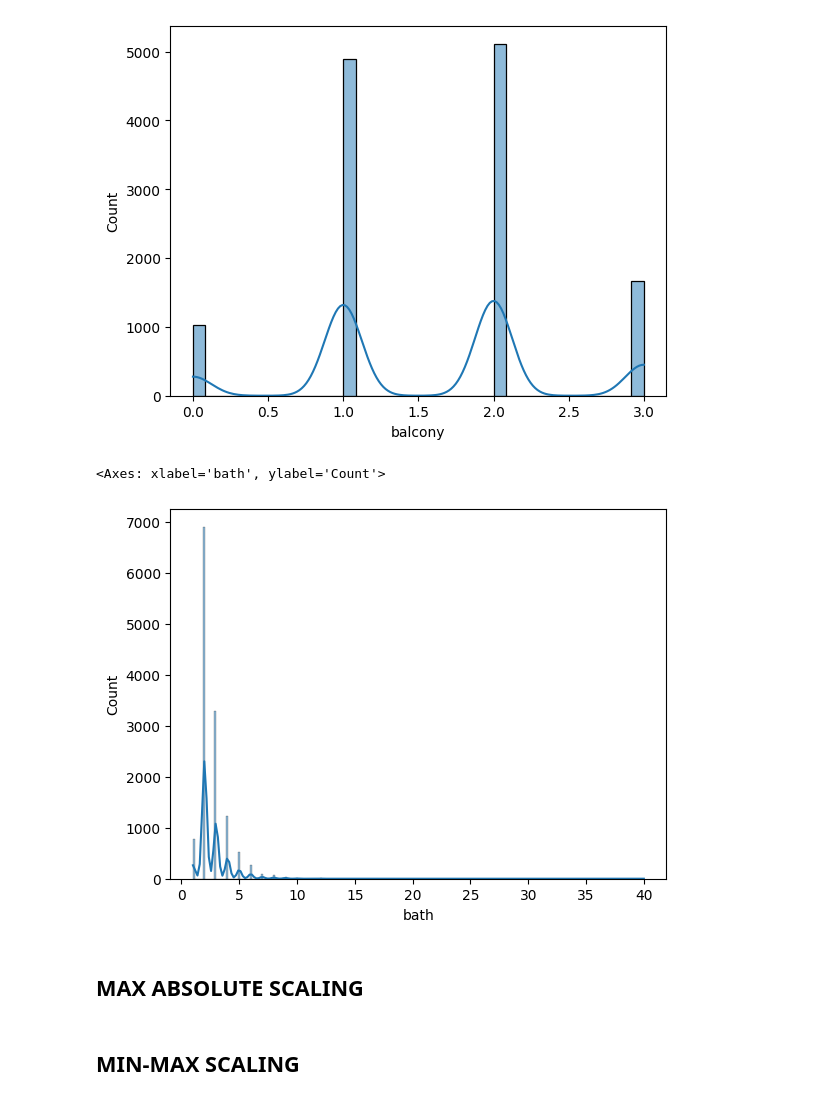
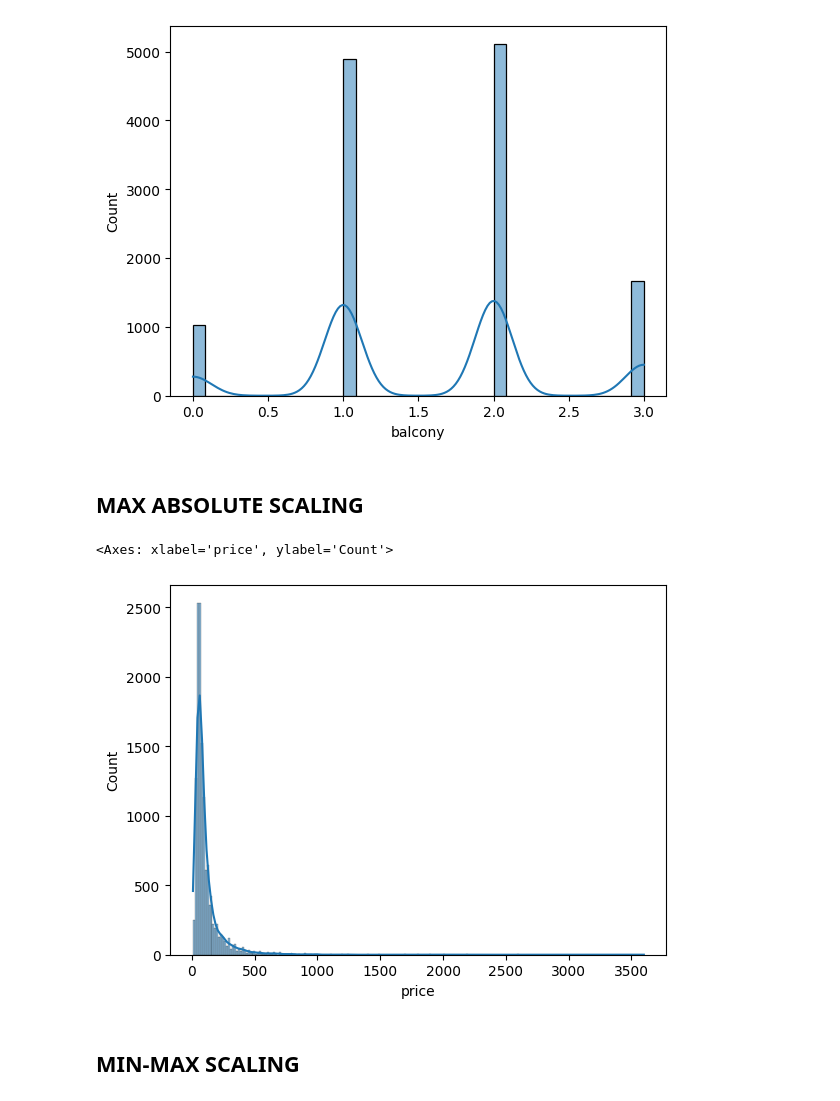
Before and after one commit to ShamsaAwaan/AI-and-Machine-Learning, a Jupyter notebook: data_normalization.ipynb, the cells around one changed output. Cells and saved outputs as stored; diff of their text form; code cells hidden in the pictures.

```diff
--- a/data_normalization.ipynb
+++ b/data_normalization.ipynb
@@ -30,11 +31,6 @@ sns.histplot(df['balcony'].dropna(), kde=True)
 # %% [output]
 <Axes: xlabel='balcony', ylabel='Count'>
 [figure]
-# %%
-sns.histplot(df['bath'].dropna(), kde=True)
-# %% [output]
-<Axes: xlabel='bath', ylabel='Count'>
-[figure, removed]
 # %% [markdown]
 ## MAX ABSOLUTE SCALING
 # %%
@@ -43,3 +39,8 @@ sns.histplot(df['bath'].dropna(), kde=True)
 df_temp = df.copy()
 # %%
 df_temp['balcony'] = df_temp['balcony'] / df_temp['balcony'].abs().max()
+# %%
+sns.histplot(df['price'].dropna(), kde=True)
+# %% [output]
+<Axes: xlabel='price', ylabel='Count'>
+[figure, added]
```
Also changed, not shown: parts of 74 cells of this notebook.
